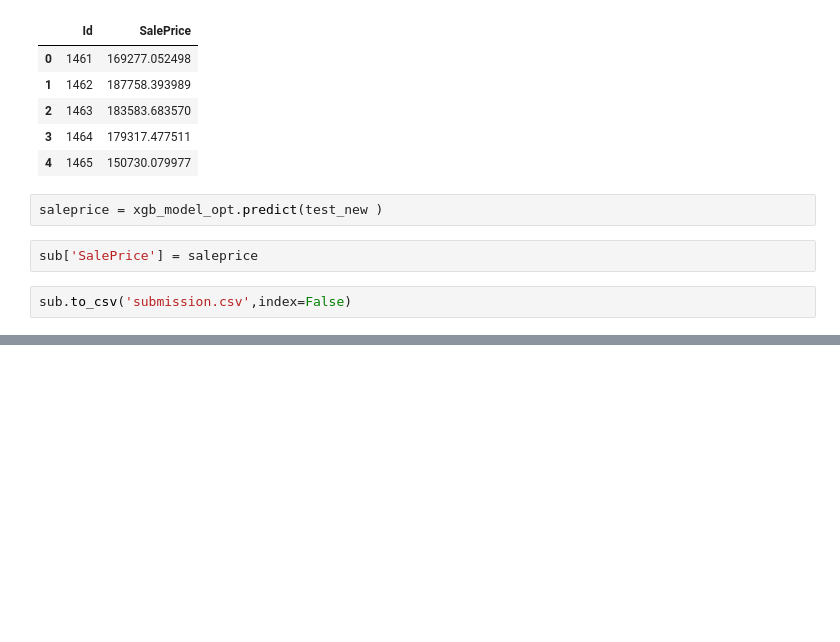
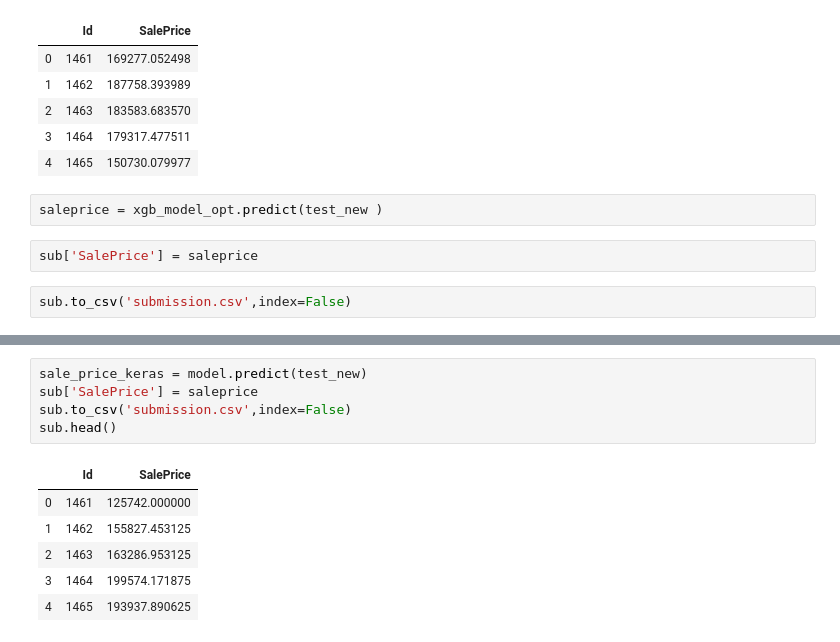
Before and after one commit to PythonNewLearner/Kaggle-Housing-Price, a Jupyter notebook: Kaggle housing price.ipynb, the cells around one changed output, grey strips where cells are left out. Drawn from its saved outputs; the diff is of its cells as text; blank space fills up the shorter version.

```diff
--- a/Kaggle housing price.ipynb
+++ b/Kaggle housing price.ipynb
@@ -376,0 +445,12 @@ sub.head()
+# %%
+sale_price_keras = model.predict(test_new)
+sub['SalePrice'] = saleprice
+sub.to_csv('submission.csv',index=False)
+sub.head()
+# %% [output]
+|  | Id | SalePrice |
+| 0 | 1461 | 125742.000000 |
+| 1 | 1462 | 155827.453125 |
+| 2 | 1463 | 163286.953125 |
+| 3 | 1464 | 199574.171875 |
+| 4 | 1465 | 193937.890625 |
```
Also changed, not shown: parts of 21 cells of this notebook.
